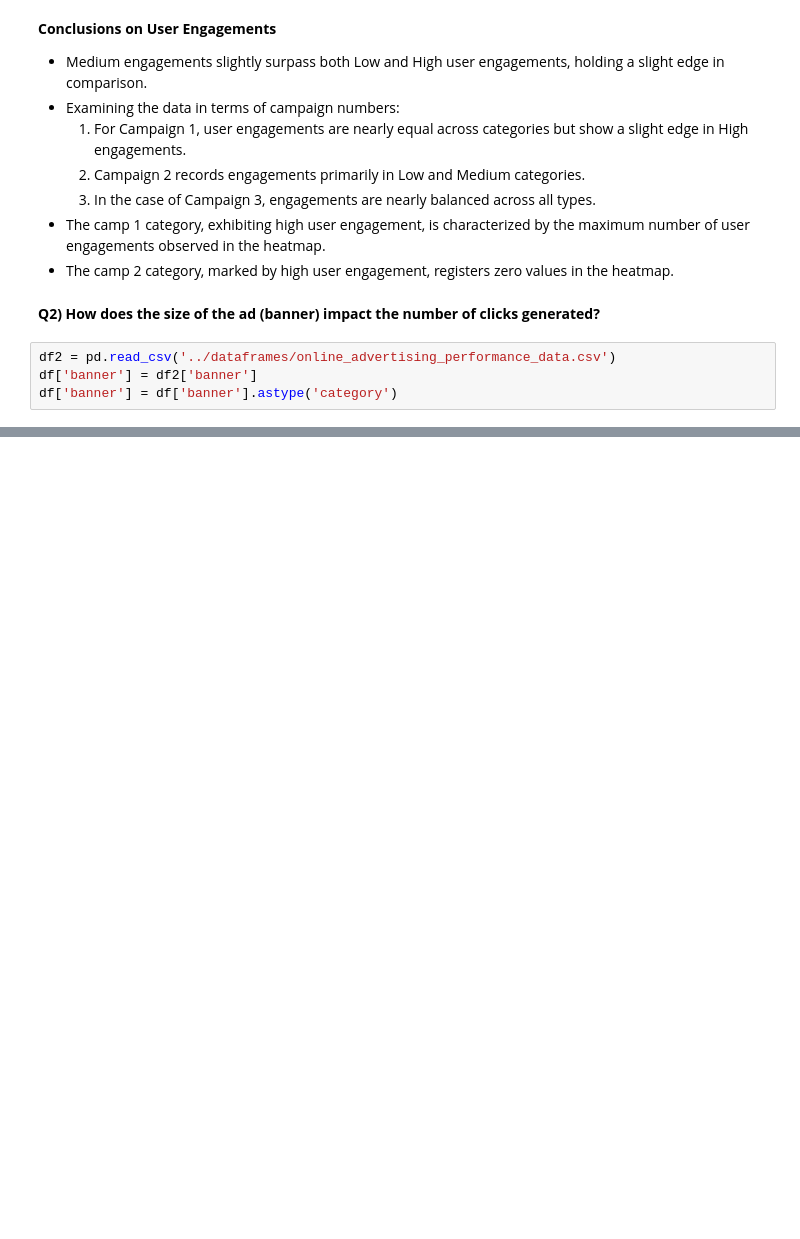
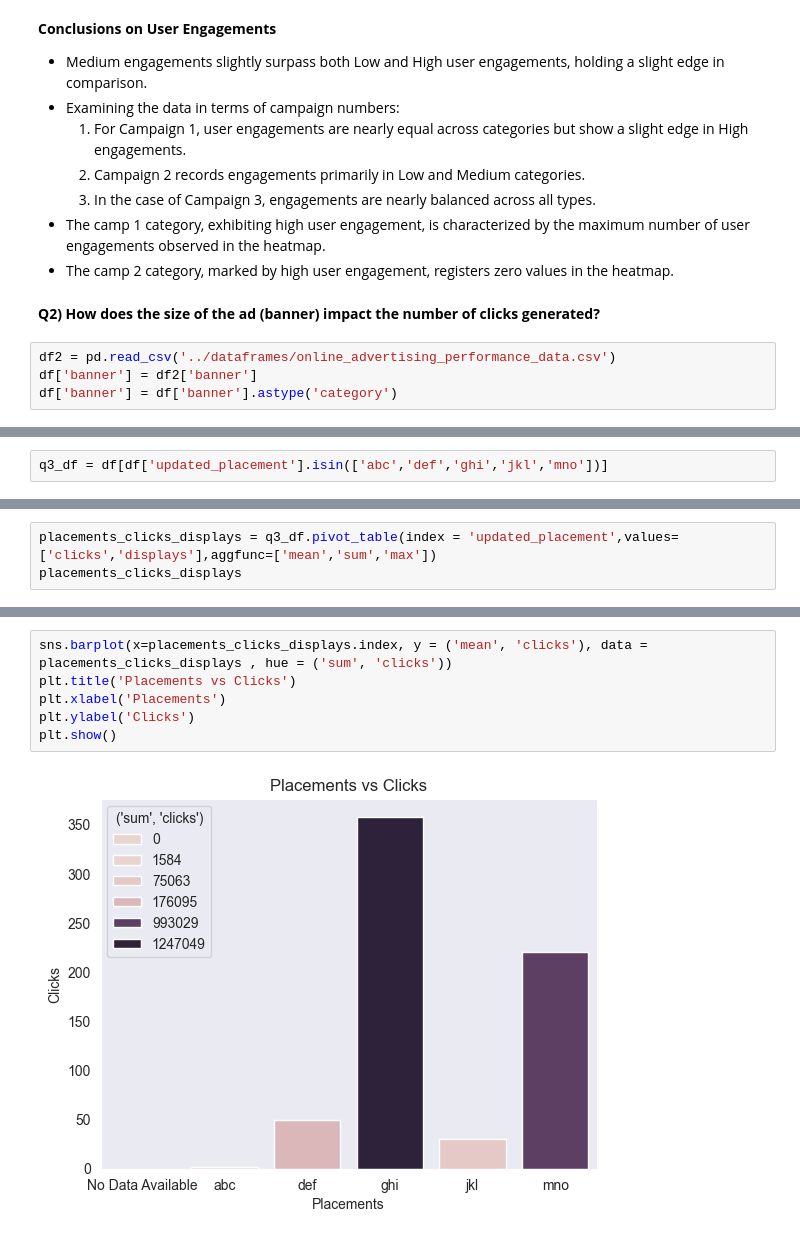
Before and after one commit to BKAPADIA04/Digital-Marketing-Data-Analysis, a Jupyter notebook: Online_Advertising_Performance_Data/jupyter_nbs/eda.ipynb, the cells around one changed output, grey strips where cells are left out. Drawn from its saved outputs; the diff is of its cells as text; blank space fills up the shorter version.

```diff
--- a/Online_Advertising_Performance_Data/jupyter_nbs/eda.ipynb
+++ b/Online_Advertising_Performance_Data/jupyter_nbs/eda.ipynb
@@ -126,0 +212,2 @@ df['banner'] = df['banner'].astype('category')
+# %%
+q3_df = df[df['updated_placement'].isin(['abc','def','ghi','jkl','mno'])]
@@ -126,0 +243,3 @@ df['banner'] = df['banner'].astype('category')
+# %%
+placements_clicks_displays = q3_df.pivot_table(index = 'updated_placement',values=['clicks','displays'],aggfunc=['mean','sum','max'])
+placements_clicks_displays
@@ -126,0 +256,8 @@ df['banner'] = df['banner'].astype('category')
+# %%
+sns.barplot(x=placements_clicks_displays.index, y = ('mean', 'clicks'), data = placements_clicks_displays , hue = ('sum', 'clicks'))
+plt.title('Placements vs Clicks')
+plt.xlabel('Placements')
+plt.ylabel('Clicks')
+plt.show()
+# %% [output]
+[figure, added]
```
Also changed, not shown: parts of 64 cells of this notebook.
